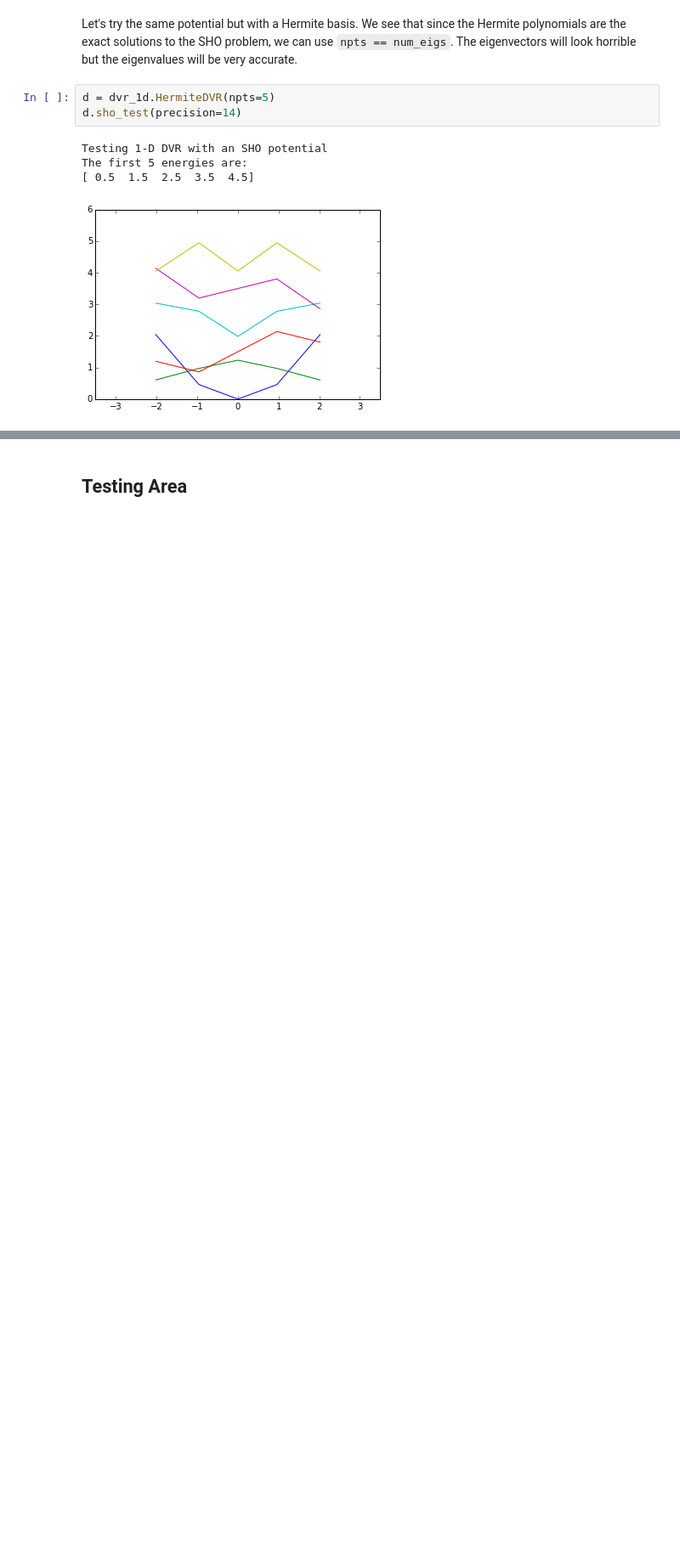
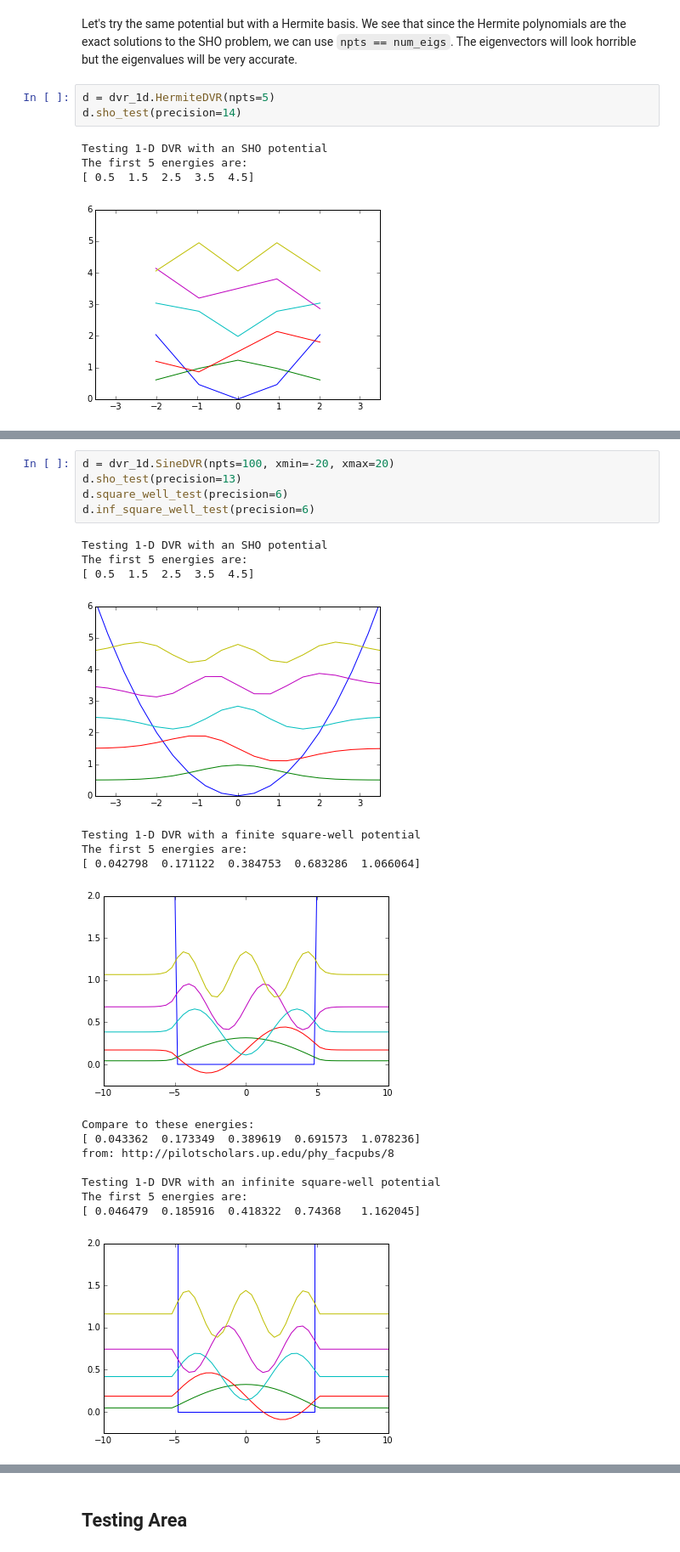
Before and after one commit to richford/dvr_py, a Jupyter notebook: dvr_1d_demo.ipynb, the cells around one changed output, grey strips where cells are left out. Shown: that part at 85% size. Saved outputs shown, nothing was run; the diff lists cells and outputs as text; blank space fills up the shorter version.

```diff
--- a/dvr_1d_demo.ipynb
+++ b/dvr_1d_demo.ipynb
@@ -60,0 +79,22 @@ The first 5 energies are:
+# %%
+d = dvr_1d.SineDVR(npts=100, xmin=-20, xmax=20)
+d.sho_test(precision=13)
+d.square_well_test(precision=6)
+d.inf_square_well_test(precision=6)
+# %% [output]
+Testing 1-D DVR with an SHO potential
+The first 5 energies are:
+[ 0.5  1.5  2.5  3.5  4.5]
+[figure, added]
+Testing 1-D DVR with a finite square-well potential
+The first 5 energies are:
+[ 0.042798  0.171122  0.384753  0.683286  1.066064]
+[figure, added]
+Compare to these energies:
+[ 0.043362  0.173349  0.389619  0.691573  1.078236]
+from: http://pilotscholars.up.edu/phy_facpubs/8
+
+Testing 1-D DVR with an infinite square-well potential
+The first 5 energies are:
+[ 0.046479  0.185916  0.418322  0.74368   1.162045]
+[figure, added]
```
Also changed, not shown: parts of 23 cells of this notebook, 2 other files.
